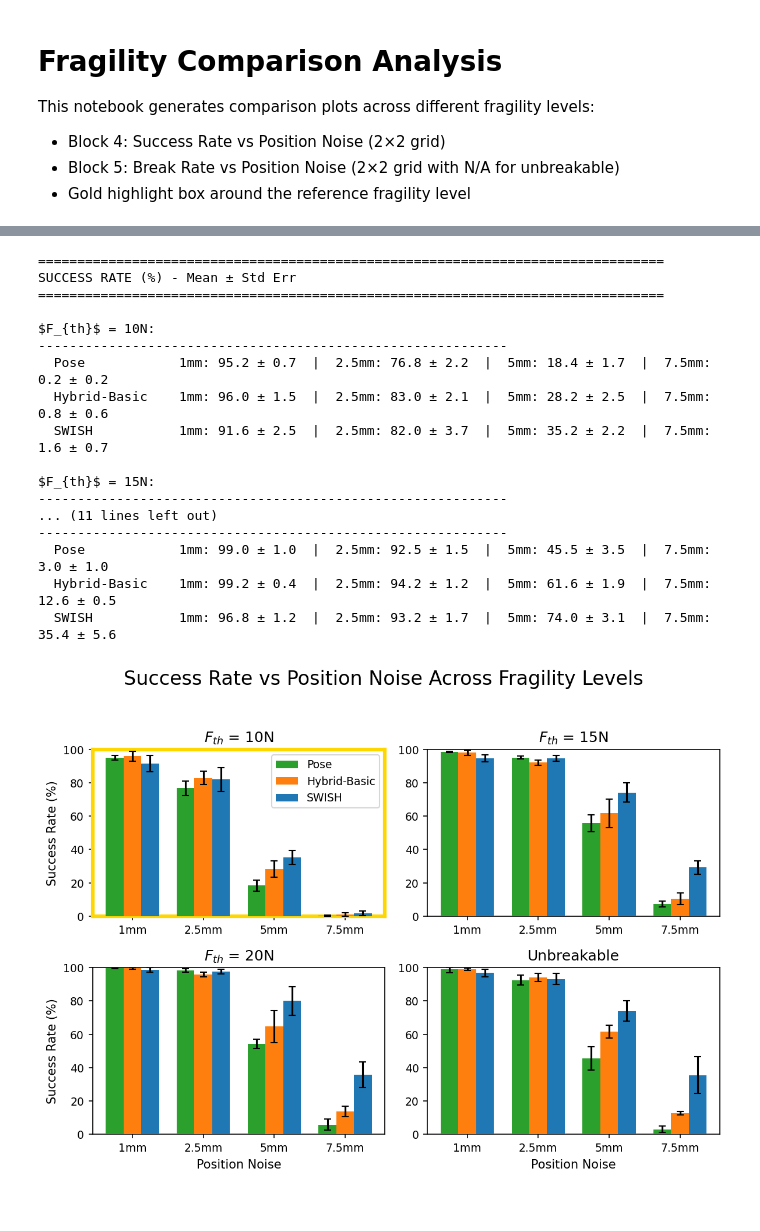
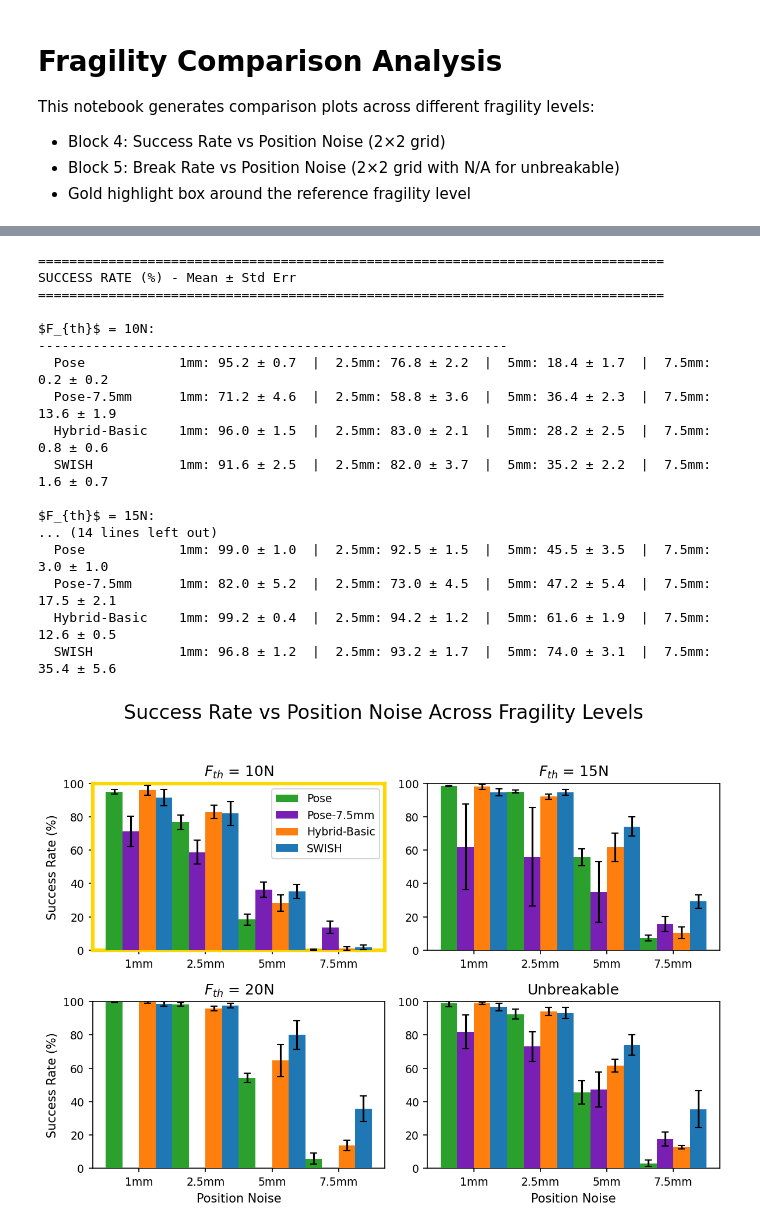
Before and after one commit to RoboNuke/Continuous_Force_RL, a Jupyter notebook: scripts/data_processing/fragility_comparison_analysis.ipynb, the cells around one changed output, grey strips where cells are left out. Saved outputs shown, nothing was run; the diff lists cells and outputs as text; code cells hidden in the pictures.

```diff
--- a/scripts/data_processing/fragility_comparison_analysis.ipynb
+++ b/scripts/data_processing/fragility_comparison_analysis.ipynb
@@ -30,22 +30,26 @@ FRAGILITY_LEVELS = {
     #},
     "10N": {
         "Pose": "pose_perf-comp:2026-01-05_10:54",
+        "Pose-7.5mm":"pose_75mm-noise:2026-01-16_19:08",
         "Hybrid-Basic": "basic-hybrid_perf-comp:2026-01-05_10:54",
         #"LCLoP": "LCLoP_perf-comp:2026-01-05_10:54",
         "SWISH": "LCLoP_fix_perf-comp:2026-01-09_11:17",
     },
     "15N": {
         "Pose": "pose_task_frag:2026-01-06_00:52",
+        "Pose-7.5mm":"pose_75mm-noise:2026-01-17_19:18",
         "Hybrid-Basic": "basic-hybrid_task_frag:2026-01-06_00:56",
         "SWISH": "LCLoP_task_frag:2026-01-06_00:27",
     },
     "20N": {
         "Pose": "pose_task_frag:2026-01-06_00:09",
+        #"Pose-7.5mm":"pose_75mm-noise:2026-01-18_12:50",
         "Hybrid-Basic": "basic-hybrid_task_frag:2026-01-06_09:18",
         "SWISH": "LCLoP_task_frag:2026-01-06_00:09",
     },
     "10000N": {
         "Pose": "pose_task_frag:2026-01-05_23:37",
+        "Pose-7.5mm":"pose_75mm-noise:2026-01-17_19:38",
         "Hybrid-Basic": "basic-hybrid_task_frag:2026-01-06_00:08",
         "SWISH": "LCLoP_task_frag:2026-01-05_22:12",
     },
@@ -281,6 +284,7 @@ COLORS = {
     "Hybrid-Basic": "#ff7f0e", # Orange
     "LCLoP": "#1f77b4",       # Blue
     "SWISH": "#1f77b4",       # Blue
+    "Pose-7.5mm": "#781fb4",       # Purple
 }
 
 # Font sizes
@@ -385,6 +389,8 @@ for fragility in fragility_keys:
     print(f"\n{display_name}:")
     print("-" * 60)
     for method_name in method_names:
+        if method_name not in noise_data[fragility].keys():
+            continue
         df = noise_data[fragility][method_name]
         df = filter_top_n_runs(df, best_checkpoints[fragility][method_name], TOP_N_POLICIES)
         means, sems = compute_rates_with_sem(df, noise_labels, "success")
@@ -410,6 +416,8 @@ for idx, fragility in enumerate(fragility_keys):
 
     # Plot bars for each method (success rate)
     for i, method_name in enumerate(method_names):
+        if method_name not in noise_data[fragility].keys():
+            continue
         df = noise_data[fragility][method_name]
         df = filter_top_n_runs(df, best_checkpoints[fragility][method_name], TOP_N_POLICIES)
 
@@ -442,37 +450,37 @@ for idx, fragility in enumerate(fragility_keys):
     if idx == 0:
         ax.legend(fontsize=FONT_LEGEND, loc='upper right')
 
     # Add gold highlight to spines if this is the highlighted fragility
     if HIGHLIGHT_FRAGILITY_PLOT is not None and fragility == HIGHLIGHT_FRAGILITY_PLOT:
         for spine in ['top', 'left', 'right', 'bottom']:
             ax.spines[spine].set_color(HIGHLIGHT_COLOR)
             ax.spines[spine].set_linewidth(HIGHLIGHT_LINEWIDTH)
 
 # Hide any unused subplots (if n_fragilities is odd)
 for idx in range(n_fragilities, len(axes_flat)):
     axes_flat[idx].set_visible(False)
 
 plt.tight_layout(rect=[0, 0, 1, 0.95])  # Leave room for suptitle
 plt.show()
 # %% [output]
 ================================================================================
 SUCCESS RATE (%) - Mean ± Std Err
 ================================================================================
 
 $F_{th}$ = 10N:
 ------------------------------------------------------------
   Pose            1mm: 95.2 ± 0.7  |  2.5mm: 76.8 ± 2.2  |  5mm: 18.4 ± 1.7  |  7.5mm: 0.2 ± 0.2
+  Pose-7.5mm      1mm: 71.2 ± 4.6  |  2.5mm: 58.8 ± 3.6  |  5mm: 36.4 ± 2.3  |  7.5mm: 13.6 ± 1.9
   Hybrid-Basic    1mm: 96.0 ± 1.5  |  2.5mm: 83.0 ± 2.1  |  5mm: 28.2 ± 2.5  |  7.5mm: 0.8 ± 0.6
   SWISH           1mm: 91.6 ± 2.5  |  2.5mm: 82.0 ± 3.7  |  5mm: 35.2 ± 2.2  |  7.5mm: 1.6 ± 0.7
 
 $F_{th}$ = 15N:
-------------------------------------------------------------
-... (11 lines left out)
-------------------------------------------------------------
+... (14 lines left out)
   Pose            1mm: 99.0 ± 1.0  |  2.5mm: 92.5 ± 1.5  |  5mm: 45.5 ± 3.5  |  7.5mm: 3.0 ± 1.0
+  Pose-7.5mm      1mm: 82.0 ± 5.2  |  2.5mm: 73.0 ± 4.5  |  5mm: 47.2 ± 5.4  |  7.5mm: 17.5 ± 2.1
   Hybrid-Basic    1mm: 99.2 ± 0.4  |  2.5mm: 94.2 ± 1.2  |  5mm: 61.6 ± 1.9  |  7.5mm: 12.6 ± 0.5
   SWISH           1mm: 96.8 ± 1.2  |  2.5mm: 93.2 ± 1.7  |  5mm: 74.0 ± 3.1  |  7.5mm: 35.4 ± 5.6
-[figure, old version]
+[figure, new version]
 # %%
 # ============================================================
 # BLOCK 5: BREAK RATE COMPARISON FIGURE
```
Also changed, not shown: parts of 3 cells of this notebook, 4 other files.
